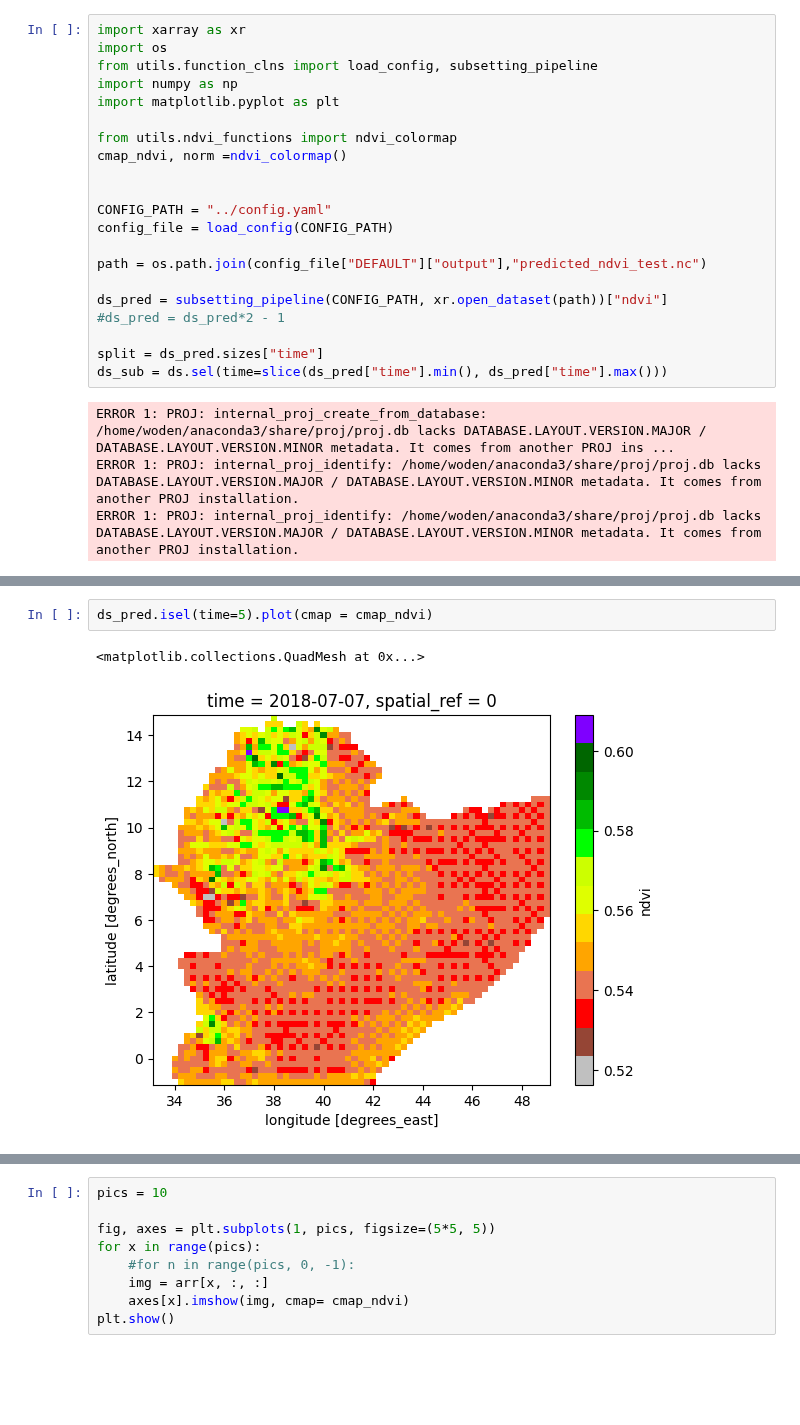
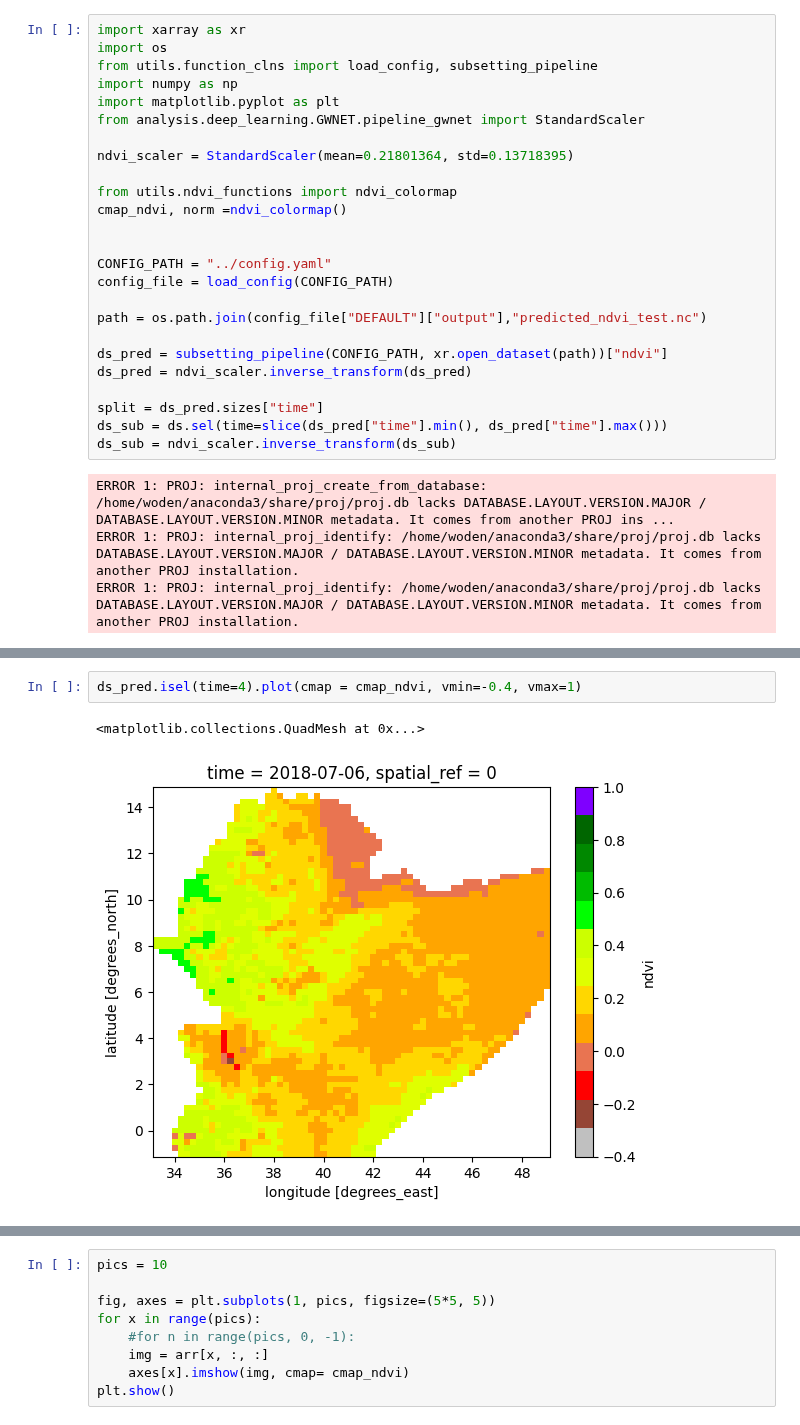
Before and after one commit to Riccardo7-DS/Indices_analysis, a Jupyter notebook: notebooks/model.ipynb, the cells around one changed output, grey strips where cells are left out. Saved outputs shown, nothing was run; the diff lists cells and outputs as text; blank space fills up the shorter version.

```diff
--- a/notebooks/model.ipynb
+++ b/notebooks/model.ipynb
@@ -553,6 +456,9 @@ import os
 from utils.function_clns import load_config, subsetting_pipeline
 import numpy as np
 import matplotlib.pyplot as plt
+from analysis.deep_learning.GWNET.pipeline_gwnet import StandardScaler
+
+ndvi_scaler = StandardScaler(mean=0.21801364, std=0.13718395)
 
 from utils.ndvi_functions import ndvi_colormap
 cmap_ndvi, norm =ndvi_colormap()
@@ -564,10 +470,11 @@ config_file = load_config(CONFIG_PATH)
 path = os.path.join(config_file["DEFAULT"]["output"],"predicted_ndvi_test.nc")
 
 ds_pred = subsetting_pipeline(CONFIG_PATH, xr.open_dataset(path))["ndvi"]
-#ds_pred = ds_pred*2 - 1
+ds_pred = ndvi_scaler.inverse_transform(ds_pred)
 
 split = ds_pred.sizes["time"]
 ds_sub = ds.sel(time=slice(ds_pred["time"].min(), ds_pred["time"].max()))
+ds_sub = ndvi_scaler.inverse_transform(ds_sub)
 # %% [output]
 ERROR 1: PROJ: internal_proj_create_from_database: /home/woden/anaconda3/share/proj/proj.db lacks DATABASE.LAYOUT.VERSION.MAJOR / DATABASE.LAYOUT.VERSION.MINOR metadata. It comes from another PROJ ins ...
 ERROR 1: PROJ: internal_proj_identify: /home/woden/anaconda3/share/proj/proj.db lacks DATABASE.LAYOUT.VERSION.MAJOR / DATABASE.LAYOUT.VERSION.MINOR metadata. It comes from another PROJ installation.
@@ -598,8 +516,8 @@ ds_sub.isel(time=1).plot(cmap = cmap_ndvi)
 # %%
-ds_pred.isel(time=5).plot(cmap = cmap_ndvi)
+ds_pred.isel(time=4).plot(cmap = cmap_ndvi, vmin=-0.4, vmax=1)
 # %% [output]
 <matplotlib.collections.QuadMesh at 0x...>
-[figure, old version]
+[figure, new version]
 # %%
 year = 2019
 lat = 8
```
Also changed, not shown: parts of 14 cells of this notebook, 12 other files.
